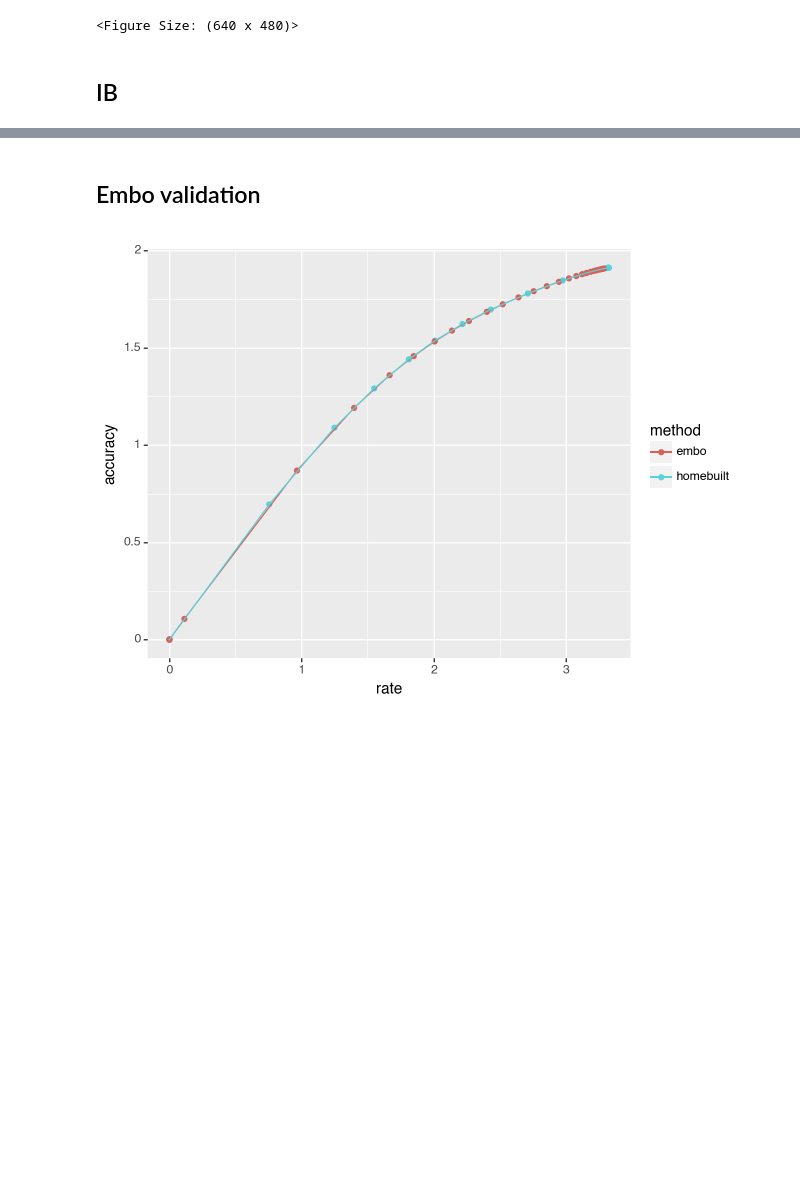
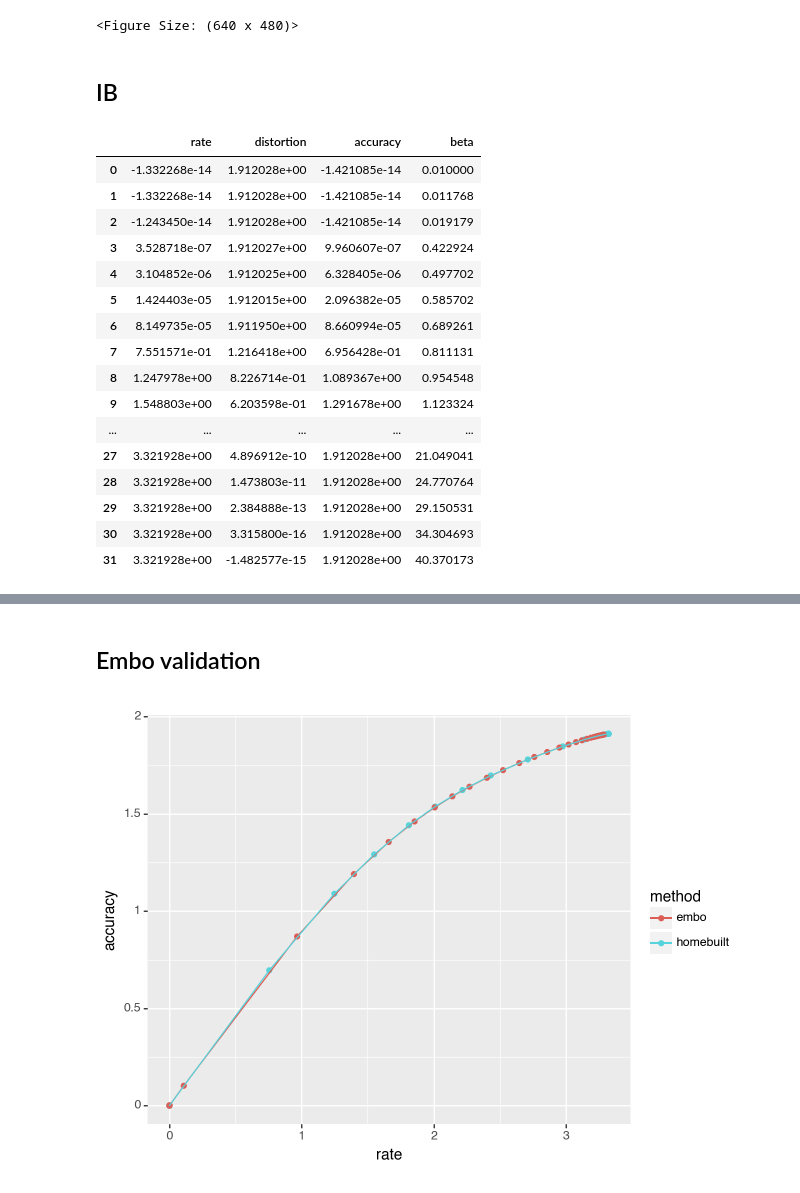
Before and after one commit to nathimel/rdot, a Jupyter notebook: src/examples/test_visualizations.ipynb, the cells around one changed output, grey strips where cells are left out. Saved outputs shown, nothing was run; the diff lists cells and outputs as text; code cells hidden in the pictures; blank space fills up the shorter version.

```diff
--- a/src/examples/test_visualizations.ipynb
+++ b/src/examples/test_visualizations.ipynb
@@ -89,14 +89,32 @@ rd_values = [
 # %%
 data = pd.DataFrame(
     rd_values,
     columns=[
         "rate",
         "distortion",
         "accuracy",
         "beta",
     ]
 )
-# data
+data
+# %% [output]
+|  | rate | distortion | accuracy | beta |
+| 0 | -1.332268e-14 | 1.912028e+00 | -1.421085e-14 | 0.010000 |
+| 1 | -1.332268e-14 | 1.912028e+00 | -1.421085e-14 | 0.011768 |
+| 2 | -1.243450e-14 | 1.912028e+00 | -1.421085e-14 | 0.019179 |
+| 3 | 3.528718e-07 | 1.912027e+00 | 9.960607e-07 | 0.422924 |
+| 4 | 3.104852e-06 | 1.912025e+00 | 6.328405e-06 | 0.497702 |
+| 5 | 1.424403e-05 | 1.912015e+00 | 2.096382e-05 | 0.585702 |
+| 6 | 8.149735e-05 | 1.911950e+00 | 8.660994e-05 | 0.689261 |
+| 7 | 7.551571e-01 | 1.216418e+00 | 6.956428e-01 | 0.811131 |
+| 8 | 1.247978e+00 | 8.226714e-01 | 1.089367e+00 | 0.954548 |
+| 9 | 1.548803e+00 | 6.203598e-01 | 1.291678e+00 | 1.123324 |
+| ... | ... | ... | ... | ... |
+| 27 | 3.321928e+00 | 4.896912e-10 | 1.912028e+00 | 21.049041 |
+| 28 | 3.321928e+00 | 1.473803e-11 | 1.912028e+00 | 24.770764 |
+| 29 | 3.321928e+00 | 2.384888e-13 | 1.912028e+00 | 29.150531 |
+| 30 | 3.321928e+00 | 3.315800e-16 | 1.912028e+00 | 34.304693 |
+| 31 | 3.321928e+00 | -1.482577e-15 | 1.912028e+00 | 40.370173 |
 # %%
 (
     pn.ggplot(data, pn.aes(x="rate", y="accuracy", color="beta"))
```
Also changed, not shown: parts of 7 cells of this notebook, 7 other files.
